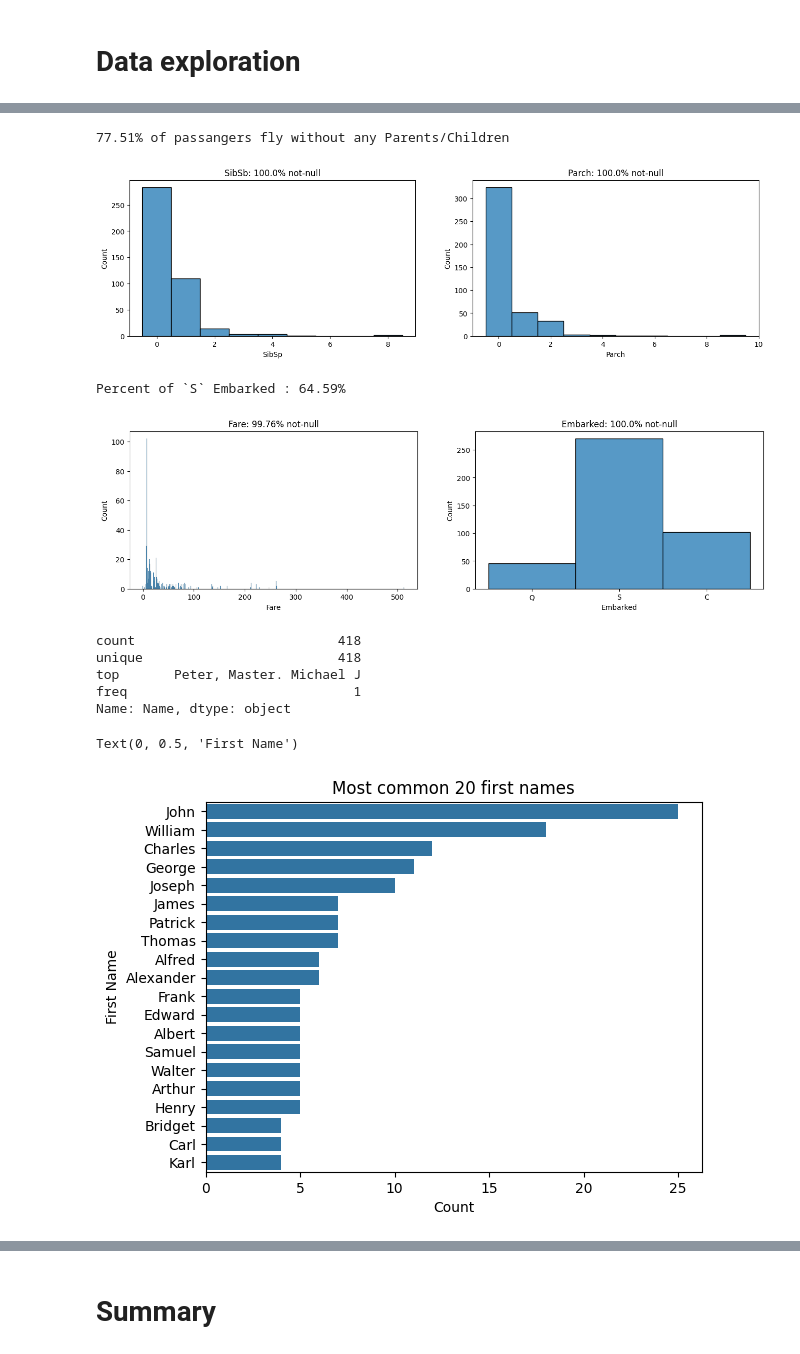
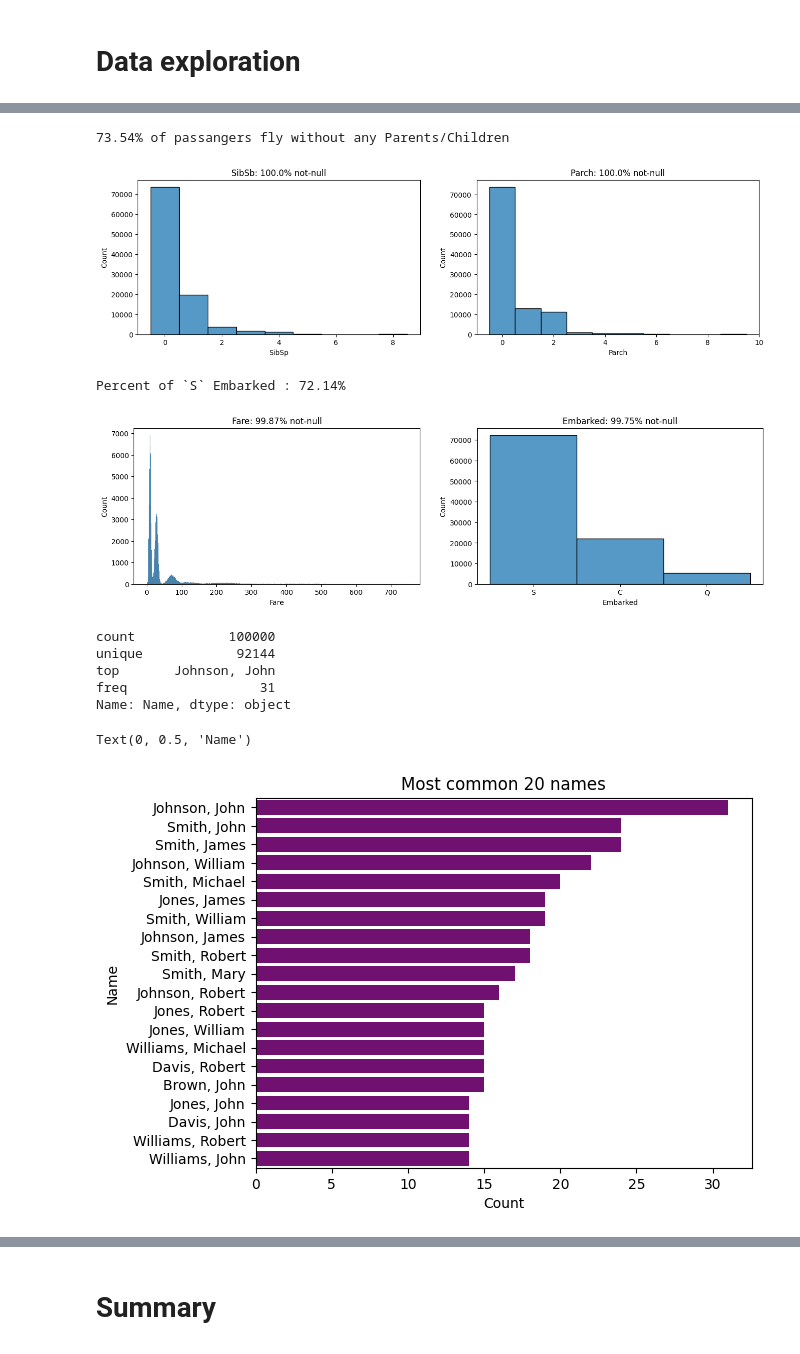
Before and after one commit to kri1mka/ml-intro, a Jupyter notebook: 2_data_exploration/eda.ipynb, the cells around one changed output, grey strips where cells are left out. Cells and saved outputs as stored; diff of their text form; code cells hidden in the pictures.

Commit message:
updated [Task 2] Data Exploration

```diff
--- a/2_data_exploration/eda.ipynb
+++ b/2_data_exploration/eda.ipynb
@@ -6,7 +6,7 @@ import matplotlib.pyplot as plt
 # %% [markdown]
 # Context
 # %%
-titanic_data = pd.read_csv('tested.csv', index_col='PassengerId')
+titanic_data = pd.read_csv('train.csv', index_col='PassengerId')
 titanic_data.head()
 # %% [output]
 |  | Survived | Pclass | Name | Sex | Age | SibSp | Parch | Ticket | Fare | Cabin | ... |
@@ -128,8 +128,8 @@ axes[1].set_title(f'Parch: {parch_not0_percent}% not-null')
 children_parents_percent = ((titanic_data.Parch[titanic_data['Parch'] == 0].count()) / (titanic_data.Parch.count()) * 100).round(2)
 print(f'{children_parents_percent}% of passangers fly without any Parents/Children')
 # %% [output]
-77.51% of passangers fly without any Parents/Children
+73.54% of passangers fly without any Parents/Children
-[figure, old version]
+[figure, new version]
 # %%
 fig, axes = plt.subplots(ncols=2, nrows=1, figsize=(16,4))
 sns.histplot(titanic_data, x ='Fare', discrete=True, ax = axes[0])
@@ -141,25 +141,25 @@ axes[1].set_title(f'Embarked: {embarked_not0_percent}% not-null')
 embarked_percent = ((titanic_data.Embarked[titanic_data['Embarked'] == 'S'].count()) / (titanic_data.Parch.count()) * 100).round(2)
 print(f'Percent of `S` Embarked : {embarked_percent}%')
 # %% [output]
-Percent of `S` Embarked : 64.59%
+Percent of `S` Embarked : 72.14%
-[figure, old version]
+[figure, new version]
 # %%
 titanic_data['LastName'] = titanic_data.Name.map(lambda p: p.split(',')[0])
-titanic_data['FirstName'] = titanic_data.Name.map(lambda p: p.split('.')[1].split()[0])
+titanic_data['FirstName'] = titanic_data.Name.map(lambda p: p.split(',')[1])
 titanic_data.Name.describe()
 # %% [output]
-count                          418
-unique                         418
-top       Peter, Master. Michael J
-freq                             1
+count            100000
+unique            92144
+top       Johnson, John
+freq                 31
 Name: Name, dtype: object
 # %%
-top_names = titanic_data.groupby('FirstName').FirstName.count().sort_values(ascending = False)
+top_names = titanic_data.groupby('Name').FirstName.count().sort_values(ascending = False)
 
-sns.barplot(y=top_names.iloc[0:20].index, x = top_names.iloc[0:20].values)
-plt.title('Most common 20 first names')
+sns.barplot(y=top_names.iloc[0:20].index, x = top_names.iloc[0:20].values, color = 'purple')
+plt.title('Most common 20 names')
 plt.xlabel('Count')
-plt.ylabel('First Name')
+plt.ylabel('Name')
 # %% [output]
-Text(0, 0.5, 'First Name')
+Text(0, 0.5, 'Name')
-[figure, old version]
+[figure, new version]
```
Also changed, not shown: parts of 37 cells of this notebook, 1 other file.
